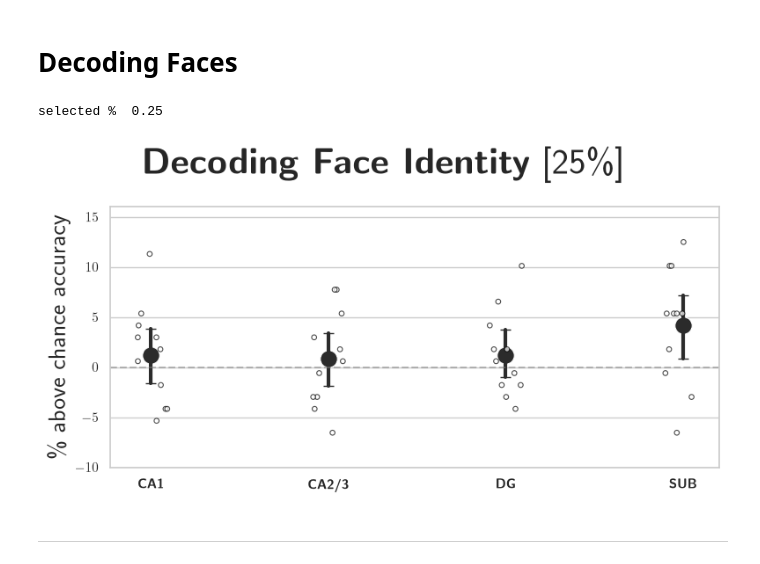
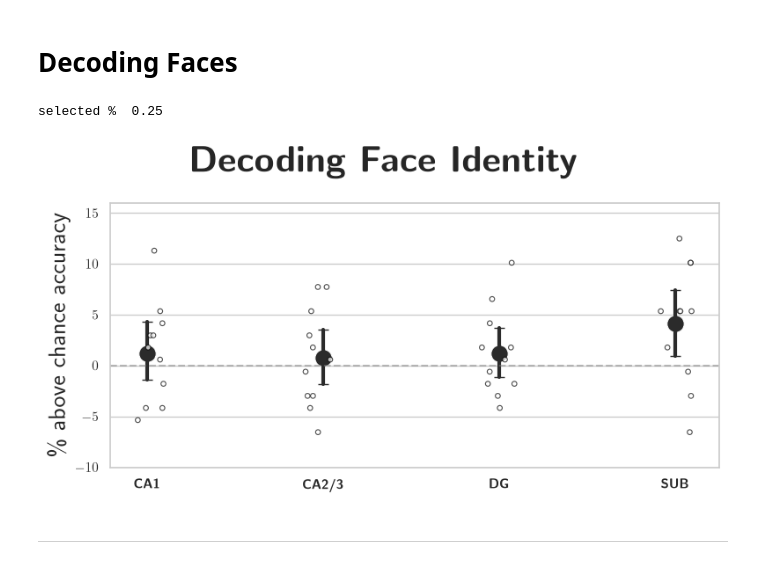
Before and after one commit to mesoScopic-Computational-AuditioN-lab/ResearchProjects, a Jupyter notebook: finalized/AssociativeLearning/analysis/Hippocampus_Decoding_revision1.ipynb, the cells around one changed output. Cells and saved outputs as stored; diff of their text form; code cells hidden in the pictures.

Commit message:
fixed figure title

```diff
--- a/finalized/AssociativeLearning/analysis/Hippocampus_Decoding_revision1.ipynb
+++ b/finalized/AssociativeLearning/analysis/Hippocampus_Decoding_revision1.ipynb
@@ -689,35 +689,35 @@ for feature_percentage in [.25]:
     res = pd.DataFrame(decoding_results_shifted_random).reset_index(names='Subject')
     res['Subject'] = res['Subject'].astype(str)
     res = res.melt(var_name="x", value_name="y", id_vars='Subject')
     hue_order = sorted(res["Subject"].unique())
 
     sns.stripplot(data=res, x='x', y='y', hue='Subject', hue_order=hue_order, palette=['white']*11, ax=axis, dodge=False, jitter=0.1, size=4, alpha=0.7, edgecolor='black', linewidth=0.8)
     # sns.stripplot(data=res, x='x', y='y', hue='Subject', hue_order=hue_order, size=8, palette='viridis', ax=axis)
     sns.lineplot(data=res, x="x", y="y", errorbar=('ci', 95), marker='o', linestyle='', err_style='bars', markersize=14, err_kws={'capsize':4, 'linewidth':3}, c=palette[-1], ax=axis)
 
     axis.set_ylim([-10, 16])
     axis.set_xticks(range(len(regions)), [r'$\textbf{CA1}$', r'$\textbf{CA2/3}$', r'$\textbf{DG}$', r'$\textbf{SUB}$'])
     axis.set_ylabel(r'\% above chance accuracy', fontsize=20, fontweight='bold')
     axis.set_xlabel('')
     axis.axhline(y=0.0, c='gray', linestyle='--', alpha=0.5)
 
     axis.get_legend().remove()
 
     # handles, labels = axis.get_legend_handles_labels()
     # fig.legend(
     #     handles,
     #     subjects,
     #     loc="center left",
     #     bbox_to_anchor=(1.02, 0.5),
     #     title="Subject",
     # )
-    plt.suptitle(r'$\textbf{Decoding Face Identity}$' + f' [{int(100*feature_percentage)}'+'\%]', fontsize=30)
+    plt.suptitle(r'$\textbf{Decoding Face Identity}$', fontsize=30)
     plt.tight_layout()
     plt.savefig(f'./predictability_hippocampus_{feature_percentage}_faces.png', dpi=300)
     plt.show()
 # %% [output]
 selected %  0.25
-[figure, old version]
+[figure, new version]
 # %%
 
 titles = ['(Face)']
```
